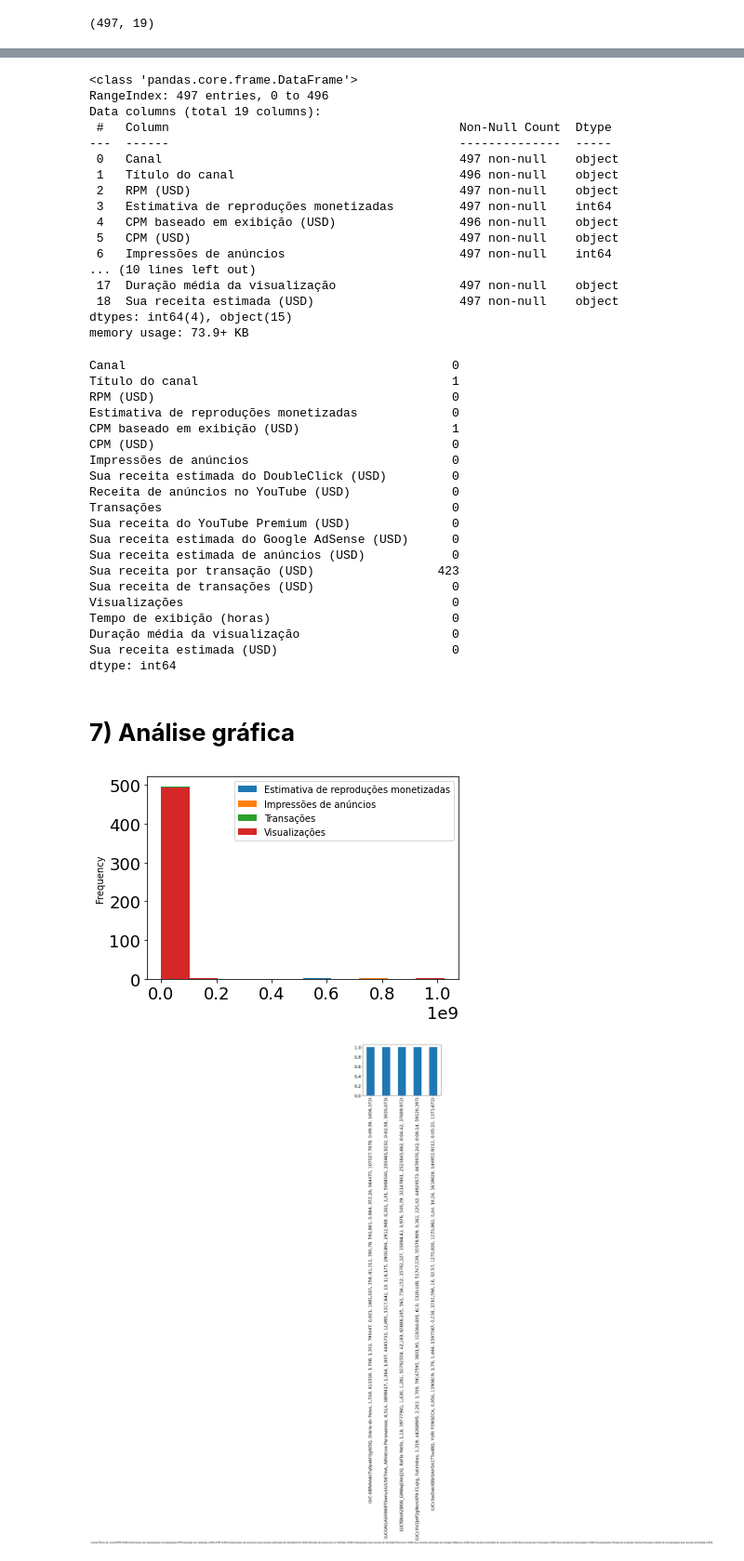
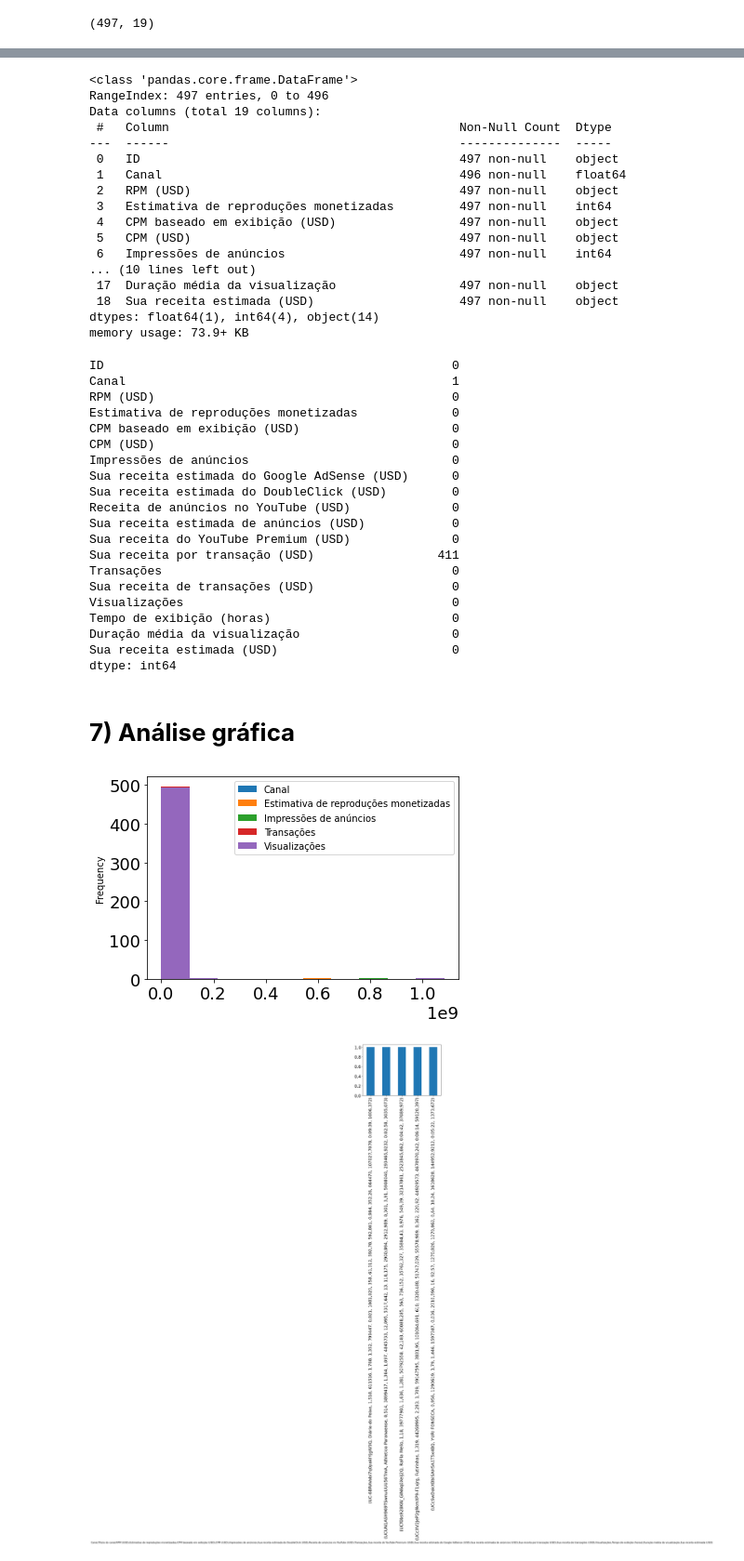
Before and after one commit to Janainareisnascimento/Adsensefinal, a Jupyter notebook: 2022_Adsense_modelagem_team_mounted.ipynb, the cells around one changed output, grey strips where cells are left out. Shown at 93% size. Cells and saved outputs as stored; diff of their text form; code cells hidden in the pictures.

```diff
--- a/2022_Adsense_modelagem_team_mounted.ipynb
+++ b/2022_Adsense_modelagem_team_mounted.ipynb
@@ -66,7 +66,8 @@ pd.options.display.float_format = '{:.2f}'.format
 # %% [markdown]
 # **5) Importando a base de dados**
 # %%
-base = pd.read_csv("/content/drive/MyDrive/Colab Notebooks/Adsense/2022_afiliados_receitas - Dados da tabela.csv")
+base_afiliados = pd.read_csv("/content/drive/MyDrive/Colab Notebooks/Adsense/2022_affiliate - Csv_afiliados.csv")
+base_receitas = pd.read_csv("/content/drive/MyDrive/Colab Notebooks/Adsense/YouTube_affiliate_M_20220701_payment_summary_v1-0.csv")
 # %% [markdown]
 # **6) Análise exploratória dos dados**
 # %%
@@ -163,41 +162,41 @@ Sua receita estimada (USD)                      object
 dtype: object
 # %%
-base.info()
+base_afiliados.info()
 # %% [output]
 <class 'pandas.core.frame.DataFrame'>
 RangeIndex: 497 entries, 0 to 496
 Data columns (total 19 columns):
  #   Column                                        Non-Null Count  Dtype
 ---  ------                                        --------------  -----
- 0   Canal                                         497 non-null    object
- 1   Título do canal                               496 non-null    object
+ 0   ID                                            497 non-null    object
+ 1   Canal                                         496 non-null    float64
  2   RPM (USD)                                     497 non-null    object
  3   Estimativa de reproduções monetizadas         497 non-null    int64
- 4   CPM baseado em exibição (USD)                 496 non-null    object
+ 4   CPM baseado em exibição (USD)                 497 non-null    object
  5   CPM (USD)                                     497 non-null    object
  6   Impressões de anúncios                        497 non-null    int64
 ... (10 lines left out)
  17  Duração média da visualização                 497 non-null    object
  18  Sua receita estimada (USD)                    497 non-null    object
-dtypes: int64(4), object(15)
+dtypes: float64(1), int64(4), object(14)
 memory usage: 73.9+ KB
 # %%
-base.isnull().sum()
+base_afiliados.isnull().sum()
 # %% [output]
-Canal                                             0
-Título do canal                                   1
+ID                                                0
+Canal                                             1
 RPM (USD)                                         0
 Estimativa de reproduções monetizadas             0
-CPM baseado em exibição (USD)                     1
+CPM baseado em exibição (USD)                     0
 CPM (USD)                                         0
 Impressões de anúncios                            0
+Sua receita estimada do Google AdSense (USD)      0
 Sua receita estimada do DoubleClick (USD)         0
 Receita de anúncios no YouTube (USD)              0
+Sua receita estimada de anúncios (USD)            0
+Sua receita do YouTube Premium (USD)              0
+Sua receita por transação (USD)                 411
 Transações                                        0
-Sua receita do YouTube Premium (USD)              0
-Sua receita estimada do Google AdSense (USD)      0
-Sua receita estimada de anúncios (USD)            0
-Sua receita por transação (USD)                 423
 Sua receita de transações (USD)                   0
 Visualizações                                     0
 Tempo de exibição (horas)                         0
@@ -207,7 +206,7 @@ dtype: int64
 # %% [markdown]
 # **7) Análise gráfica**
 # %%
-base.plot.hist();
+base_afiliados.plot.hist();
 # %% [output]
-[figure, old version]
+[figure, new version]
 # %%
```
Also changed, not shown: parts of 13 cells of this notebook.
